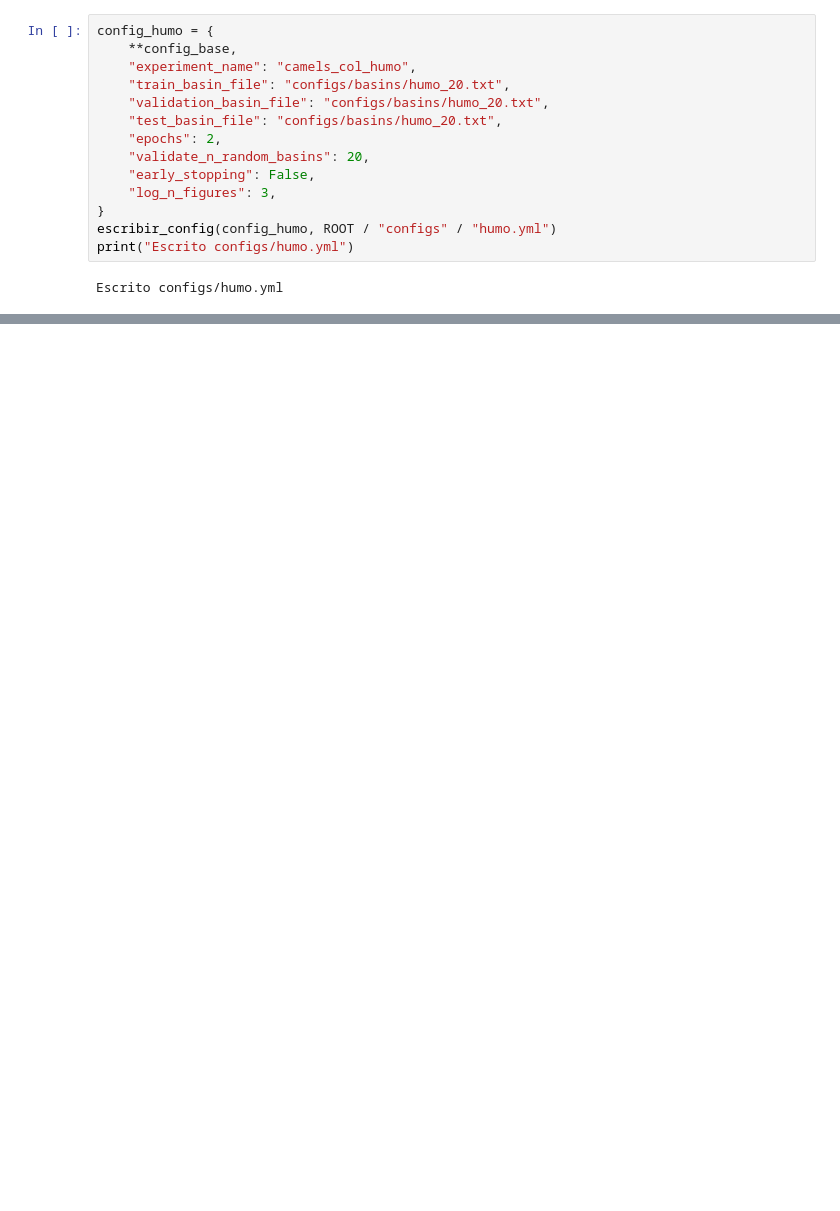
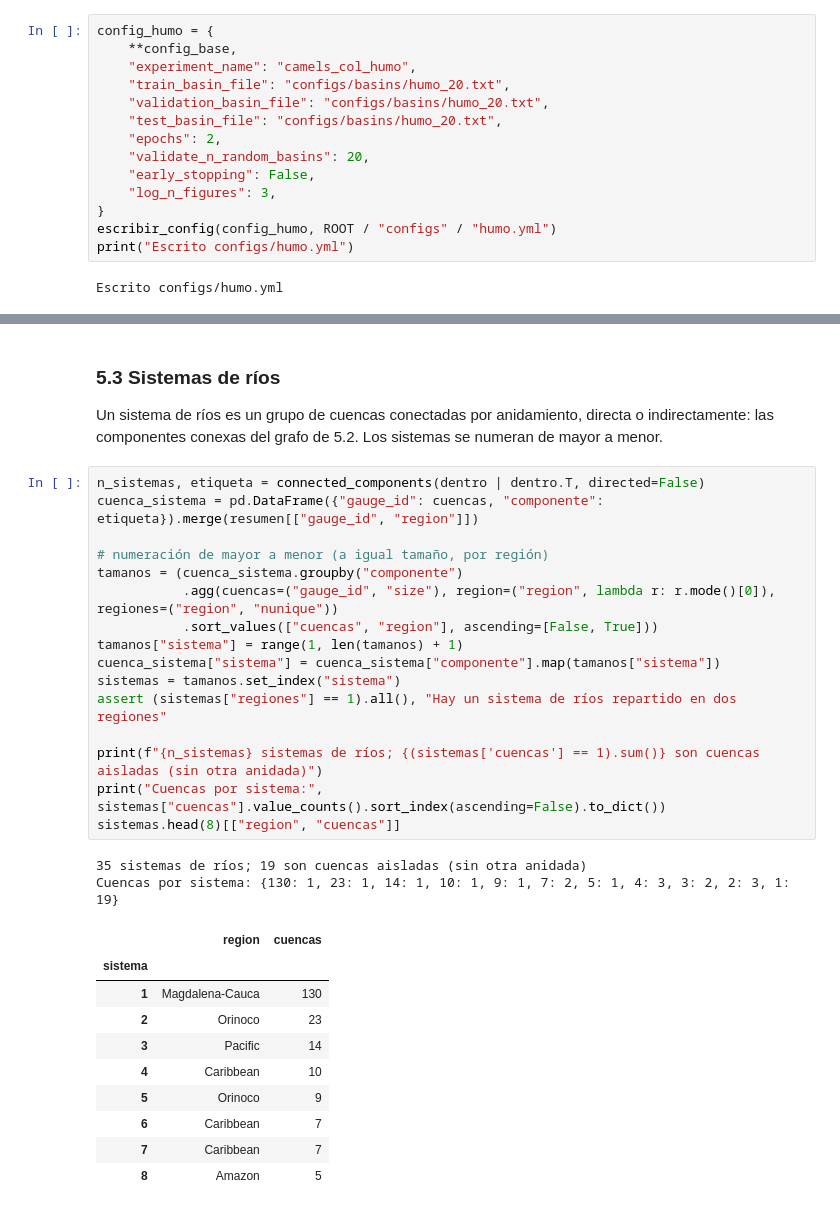
Before and after one commit to leodie1615/Proyecto-final-ADL, a Jupyter notebook: proyecto-final-modelado.ipynb, the cells around one changed output, grey strips where cells are left out. Cells and saved outputs as stored; diff of their text form; blank space fills up the shorter version.

```diff
--- a/proyecto-final-modelado.ipynb
+++ b/proyecto-final-modelado.ipynb
@@ -368,0 +617,33 @@ GPU: NVIDIA GeForce RTX 2060 with Max-Q Design
+# %% [markdown]
+### 5.3 Sistemas de ríos
+
+Un sistema de ríos es un grupo de cuencas conectadas por anidamiento, directa o indirectamente: las componentes conexas del grafo de 5.2. Los sistemas se numeran de mayor a menor.
+# %%
+n_sistemas, etiqueta = connected_components(dentro | dentro.T, directed=False)
+cuenca_sistema = pd.DataFrame({"gauge_id": cuencas, "componente": etiqueta}).merge(resumen[["gauge_id", "region"]])
+
+# numeración de mayor a menor (a igual tamaño, por región)
+tamanos = (cuenca_sistema.groupby("componente")
+           .agg(cuencas=("gauge_id", "size"), region=("region", lambda r: r.mode()[0]), regiones=("region", "nunique"))
+           .sort_values(["cuencas", "region"], ascending=[False, True]))
+tamanos["sistema"] = range(1, len(tamanos) + 1)
+cuenca_sistema["sistema"] = cuenca_sistema["componente"].map(tamanos["sistema"])
+sistemas = tamanos.set_index("sistema")
+assert (sistemas["regiones"] == 1).all(), "Hay un sistema de ríos repartido en dos regiones"
+
+print(f"{n_sistemas} sistemas de ríos; {(sistemas['cuencas'] == 1).sum()} son cuencas aisladas (sin otra anidada)")
+print("Cuencas por sistema:", sistemas["cuencas"].value_counts().sort_index(ascending=False).to_dict())
+sistemas.head(8)[["region", "cuencas"]]
+# %% [output]
+35 sistemas de ríos; 19 son cuencas aisladas (sin otra anidada)
+Cuencas por sistema: {130: 1, 23: 1, 14: 1, 10: 1, 9: 1, 7: 2, 5: 1, 4: 3, 3: 2, 2: 3, 1: 19}
+|  | region | cuencas |
+| sistema |  |  |
+| 1 | Magdalena-Cauca | 130 |
+| 2 | Orinoco | 23 |
+| 3 | Pacific | 14 |
+| 4 | Caribbean | 10 |
+| 5 | Orinoco | 9 |
+| 6 | Caribbean | 7 |
+| 7 | Caribbean | 7 |
+| 8 | Amazon | 5 |
```
Also changed, not shown: parts of 52 cells of this notebook, 1 other file.
